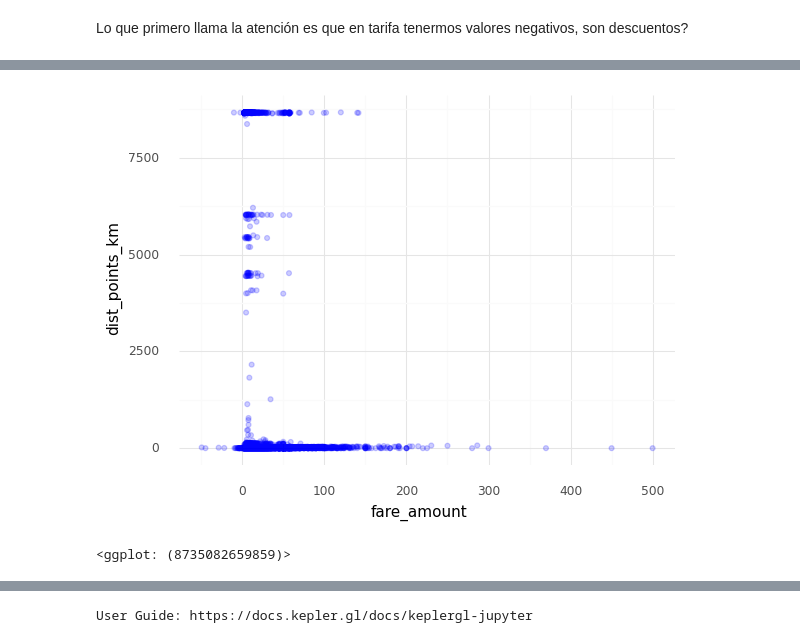
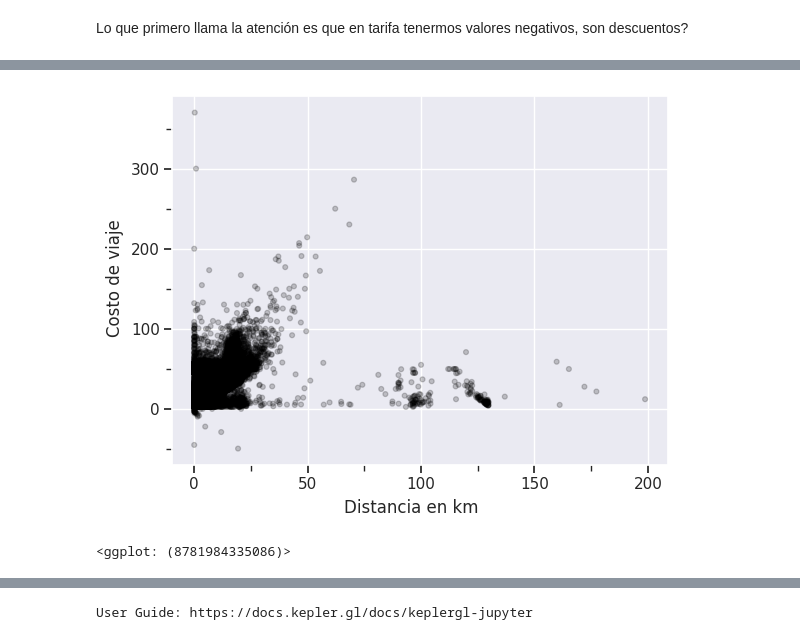
Before and after one commit to alonmar/New-York-City-Taxi-Fare-Prediction, a Jupyter notebook: EDA.ipynb, the cells around one changed output, grey strips where cells are left out. Drawn from its saved outputs; the diff is of its cells as text; code cells hidden in the pictures.

```diff
--- a/EDA.ipynb
+++ b/EDA.ipynb
@@ -62,3 +71,8 @@ dtype: object
+# %%
+# vamos a elminar todos aquellos donde dist es igual a cero y mayores a 200 ya que
+# representan datos mal recolectados y no se tiene un metodo de inputacíon adecuado
+
+df = df.query('dist_points_km > 0 & dist_points_km < 200')
 # %%
 # NAs por columna
 df.isnull().sum()
@@ -152,16 +163,17 @@ Lo que primero llama la atención es que en tarifa tenermos valores negativos, s
 # %%
 (
     ggplot(df)
     + geom_point(
-        aes(x='fare_amount', y='dist_points_km'),
+        aes(x='dist_points_km', y='fare_amount'),
         alpha = .2,
-        color = 'blue')
-    + theme_minimal()
+        color = 'black')
+    + theme_seaborn()
+    + labs(x = 'Distancia en km', y = "Costo de viaje")
 )
 # Ya que las distancias no son realmente lineales, eso se ve reflejado en esta grafica
 # %% [output]
-[figure, old version]
+[figure, new version]
-<ggplot: (8735082659859)>
+<ggplot: (8781984335086)>
 # %%
 df_group = df.groupby(['pickup_day_week', 'pickup_hour'])['fare_amount']\
     .mean()\
```
Also changed, not shown: parts of 24 cells of this notebook, 3 other files.
